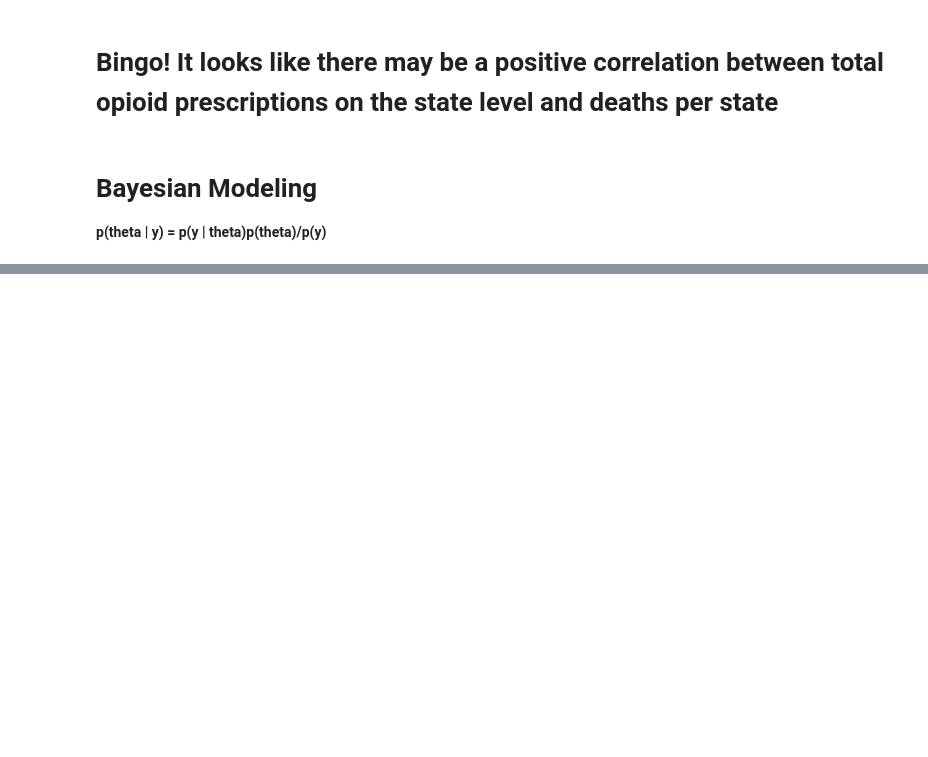
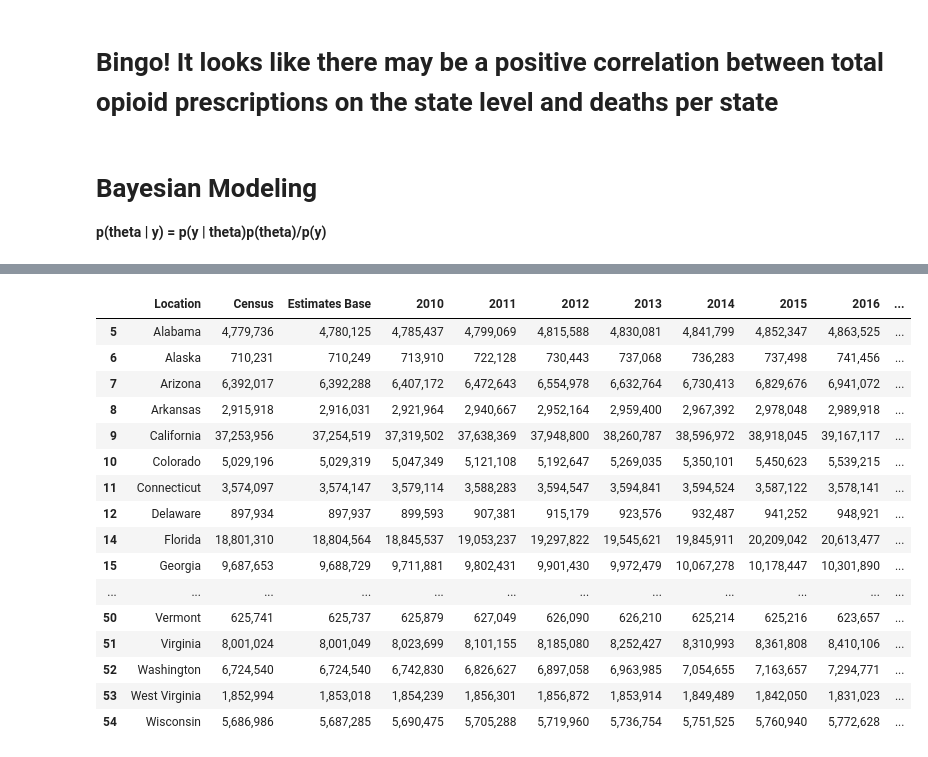
Before and after one commit to irvingjacob/DSPFinalProj, a Jupyter notebook: FinalProject.ipynb, the cells around one changed output, grey strips where cells are left out. Cells and saved outputs as stored; diff of their text form; code cells hidden in the pictures; blank space fills up the shorter version.

Commit message:
Add more dataframes

```diff
--- a/FinalProject.ipynb
+++ b/FinalProject.ipynb
@@ -200,0 +333,5 @@ KeyError: ''
+# %%
+#Read in the remaining data
+overdoseByState2018 = pd.read_csv("overdoseDeath2018.csv")
+overdoseByState2017 = pd.read_csv("overdoseDeath2017.csv")
+population = pd.read_csv("statePopulations.csv")
@@ -200,0 +419,25 @@ KeyError: ''
+# %%
+#For now, we don't need the totals. We just want the populations per state. This also drops Puerto Rico. We don't have that information
+#from the other data sets.
+population_states = population.iloc[5:55,0:]
+# %%
+#Drop district of columbia. We don't have that medicaid info.
+population_states.drop([13])
+# %% [output]
+|  | Location | Census | Estimates Base | 2010 | 2011 | 2012 | 2013 | 2014 | 2015 | 2016 | ... |
+| 5 | Alabama | 4,779,736 | 4,780,125 | 4,785,437 | 4,799,069 | 4,815,588 | 4,830,081 | 4,841,799 | 4,852,347 | 4,863,525 | ... |
+| 6 | Alaska | 710,231 | 710,249 | 713,910 | 722,128 | 730,443 | 737,068 | 736,283 | 737,498 | 741,456 | ... |
+| 7 | Arizona | 6,392,017 | 6,392,288 | 6,407,172 | 6,472,643 | 6,554,978 | 6,632,764 | 6,730,413 | 6,829,676 | 6,941,072 | ... |
+| 8 | Arkansas | 2,915,918 | 2,916,031 | 2,921,964 | 2,940,667 | 2,952,164 | 2,959,400 | 2,967,392 | 2,978,048 | 2,989,918 | ... |
+| 9 | California | 37,253,956 | 37,254,519 | 37,319,502 | 37,638,369 | 37,948,800 | 38,260,787 | 38,596,972 | 38,918,045 | 39,167,117 | ... |
+| 10 | Colorado | 5,029,196 | 5,029,319 | 5,047,349 | 5,121,108 | 5,192,647 | 5,269,035 | 5,350,101 | 5,450,623 | 5,539,215 | ... |
+| 11 | Connecticut | 3,574,097 | 3,574,147 | 3,579,114 | 3,588,283 | 3,594,547 | 3,594,841 | 3,594,524 | 3,587,122 | 3,578,141 | ... |
+| 12 | Delaware | 897,934 | 897,937 | 899,593 | 907,381 | 915,179 | 923,576 | 932,487 | 941,252 | 948,921 | ... |
+| 14 | Florida | 18,801,310 | 18,804,564 | 18,845,537 | 19,053,237 | 19,297,822 | 19,545,621 | 19,845,911 | 20,209,042 | 20,613,477 | ... |
+| 15 | Georgia | 9,687,653 | 9,688,729 | 9,711,881 | 9,802,431 | 9,901,430 | 9,972,479 | 10,067,278 | 10,178,447 | 10,301,890 | ... |
+| ... | ... | ... | ... | ... | ... | ... | ... | ... | ... | ... | ... |
+| 50 | Vermont | 625,741 | 625,737 | 625,879 | 627,049 | 626,090 | 626,210 | 625,214 | 625,216 | 623,657 | ... |
+| 51 | Virginia | 8,001,024 | 8,001,049 | 8,023,699 | 8,101,155 | 8,185,080 | 8,252,427 | 8,310,993 | 8,361,808 | 8,410,106 | ... |
+| 52 | Washington | 6,724,540 | 6,724,540 | 6,742,830 | 6,826,627 | 6,897,058 | 6,963,985 | 7,054,655 | 7,163,657 | 7,294,771 | ... |
+| 53 | West Virginia | 1,852,994 | 1,853,018 | 1,854,239 | 1,856,301 | 1,856,872 | 1,853,914 | 1,849,489 | 1,842,050 | 1,831,023 | ... |
+| 54 | Wisconsin | 5,686,986 | 5,687,285 | 5,690,475 | 5,705,288 | 5,719,960 | 5,736,754 | 5,751,525 | 5,760,940 | 5,772,628 | ... |
```
Also changed, not shown: parts of 31 cells of this notebook, 6 other files.
